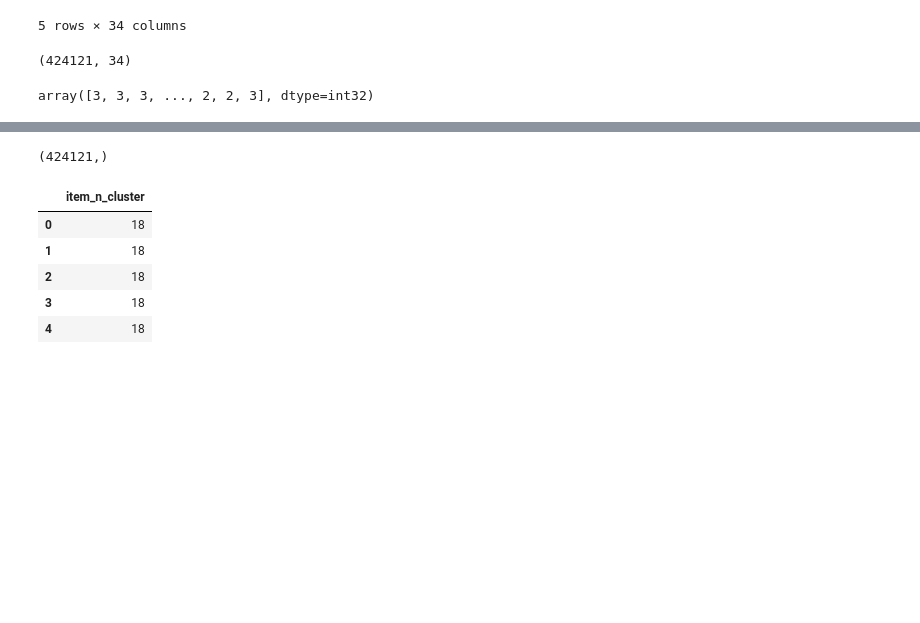
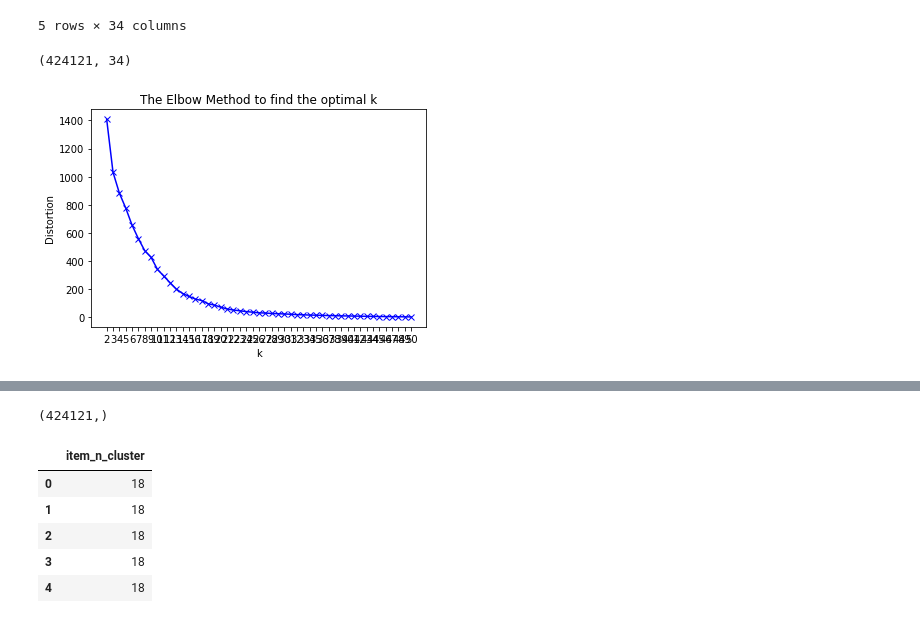
Before and after one commit to AlessandroBiagi/DataScienceProjects, a Jupyter notebook: Future_Sales/scripts/Predict_Future_Sales.ipynb, the cells around one changed output, grey strips where cells are left out. Drawn from its saved outputs; the diff is of its cells as text; code cells hidden in the pictures; blank space fills up the shorter version.

```diff
--- a/Future_Sales/scripts/Predict_Future_Sales.ipynb
+++ b/Future_Sales/scripts/Predict_Future_Sales.ipynb
@@ -1294,0 +1329,7 @@ df_clusters.head()
+# %%
+df_clusters_shop = df_clusters.copy()
+date_num = [str(x) for x in range(34)]
+df_clusters_shop = df_clusters_shop.groupby(['shop_id'])[date_num].sum()
+# df_clusters_shop = df_clusters_shop.reset_index().rename_axis(None, axis = 1)
+# df_clusters_shop.drop('shop_id', axis=1, inplace=True)
+df_clusters_shop.head()
@@ -1304,3 +1358,13 @@ df_clusters_ready.head()
 | 3 | 3.0 | 3.0 | 0.0 | 0.0 | 0.0 | 0.0 | 0.0 | 0.0 | 0.0 | 0.0 | ... | ... |
 | 4 | 1.0 | 14.0 | 0.0 | 0.0 | 0.0 | 0.0 | 0.0 | 0.0 | 0.0 | 0.0 | ... | ... |
 5 rows × 34 columns
+# %%
+from sklearn.preprocessing import Normalizer
+
+def df_normalizer(df):
+    df_copied = df.copy()
+    df_copied.iloc[:,:] = Normalizer(norm='l1').fit_transform(df_copied)
+    return df_copied
+# %%
+df_clusters_shop = df_normalizer(df=df_clusters_shop)
+df_clusters_shop.head()
@@ -1323,4 +1396,33 @@ df_clusters_ready.shape
 # %%
 import sklearn.cluster as cl
 from sklearn.preprocessing import StandardScaler
+# %%
+def elbow_clustering(df,
+                       min_k=2, max_k=50,
+                       chart_name='elbow_method.jpeg'):
+
+    k_values = [i for i in range(min_k, max_k +1)]
+    distortion = []
+    scaler = StandardScaler().fit(df)
+    df_stand = scaler.fit_transform(df)
+    df_stand = pd.DataFrame(df_stand, columns = df.columns)
+
+    for k in k_values:
+        kmeanModel = cl.KMeans(n_clusters=k)
+        kmeanModel.fit(df_stand)
+        distortion.append(kmeanModel.inertia_)
+
+    fig, ax = plt.subplots()
+    ax.plot(k_values , distortion, 'bx-')
+    ax.set_xticks(k_values)
+    ax.set_xlabel('k')
+    ax.set_ylabel('Distortion')
+    ax.set_title('The Elbow Method to find the optimal k')
+    plt.savefig('./plots/' + chart_name)
+    plt.show()
+# %%
+elbow_clustering(df=df_clusters_shop,
+                  chart_name='elbow_method_shop.jpeg')
+# %% [output]
+[figure, added]
 # %%
@@ -1336,4 +1437,0 @@ y_kmeans = kmeans.predict(df_stand)
-# %%
-y_kmeans
-# %% [output]
-array([3, 3, 3, ..., 2, 2, 3], dtype=int32)
```
Also changed, not shown: parts of 30 cells of this notebook.
